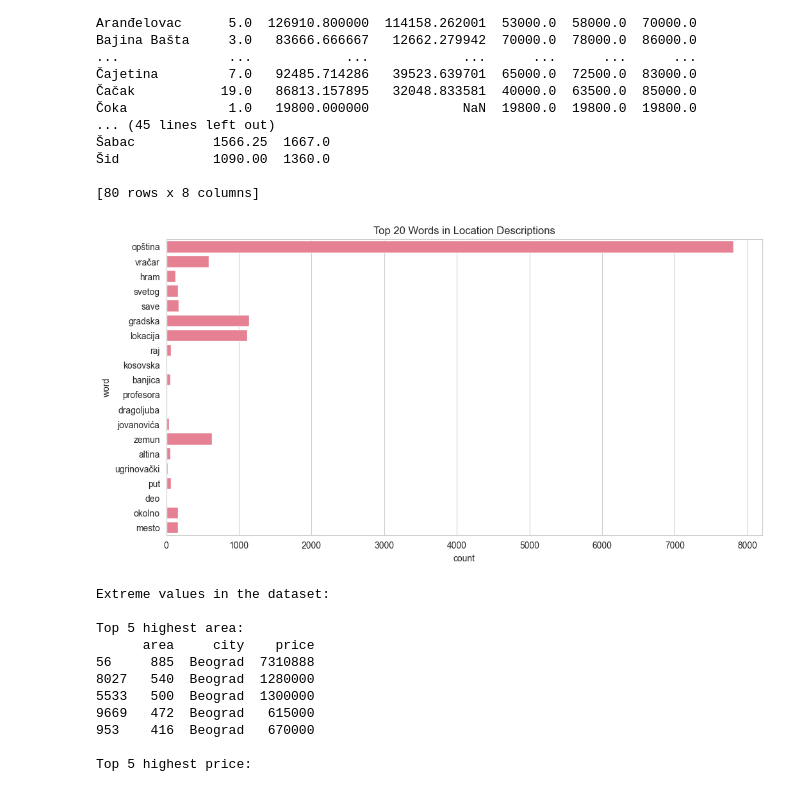
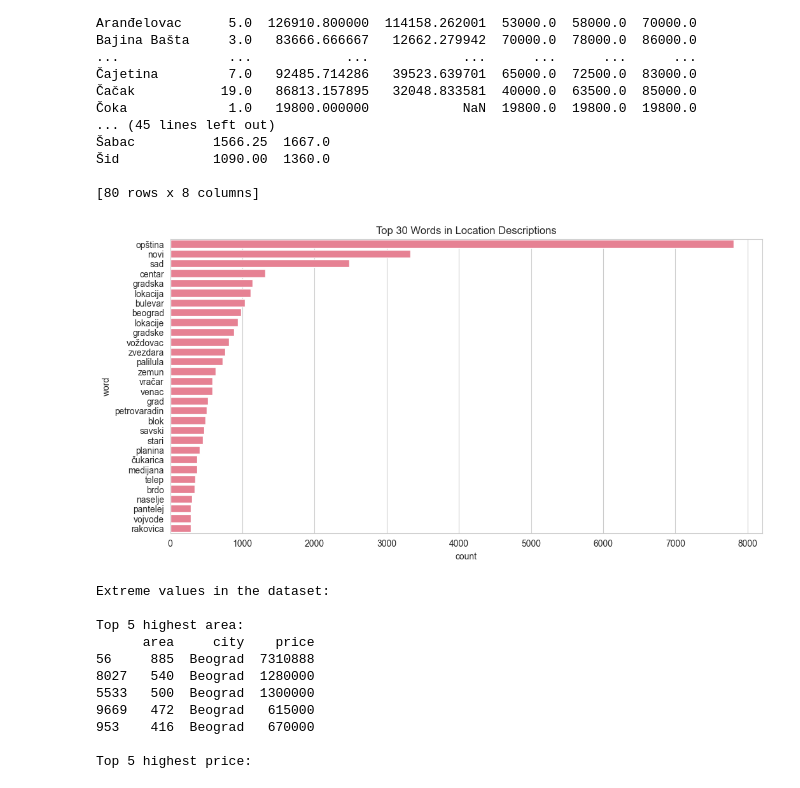
Before and after one commit to jovanovic-djo/real-estate-data-hub, a Jupyter notebook: notebooks/exploratory_data_analysis.ipynb, the cells around one changed output. Saved outputs shown, nothing was run; the diff lists cells and outputs as text; code cells hidden in the pictures.

```diff
--- a/notebooks/exploratory_data_analysis.ipynb
+++ b/notebooks/exploratory_data_analysis.ipynb
@@ -272,18 +272,20 @@ Bajina Bašta     3.0   83666.666667   12662.279942  70000.0  78000.0  86000.0
 # %%
 location_words = ' '.join(df['location'].astype(str)).lower().split()
 word_freq = Counter(location_words)
 
-common_words = {',', 'br.1', '8.'}
+common_words = {','}
 word_freq = {k: v for k, v in word_freq.items()
-if k not in common_words and not k.isdigit()}
+    if k not in common_words and not k.isdigit()}
+
+words = pd.DataFrame(list(word_freq.items()), columns=['word', 'count'])
+words = words.sort_values('count', ascending=False).head(30)
 
 plt.figure(figsize=(12, 6))
-words = pd.DataFrame(list(word_freq.items())[:20], columns=['word', 'count'])
 sns.barplot(data=words, x='count', y='word')
-plt.title('Top 20 Words in Location Descriptions')
+plt.title('Top 30 Words in Location Descriptions')
 output = "common words chart"
 plt.savefig(graph_directory + output)
 plt.show()
 # %% [output]
-[figure, old version]
+[figure, new version]
 # %%
```
Also changed, not shown: parts of 3 cells of this notebook, 9 other files.
